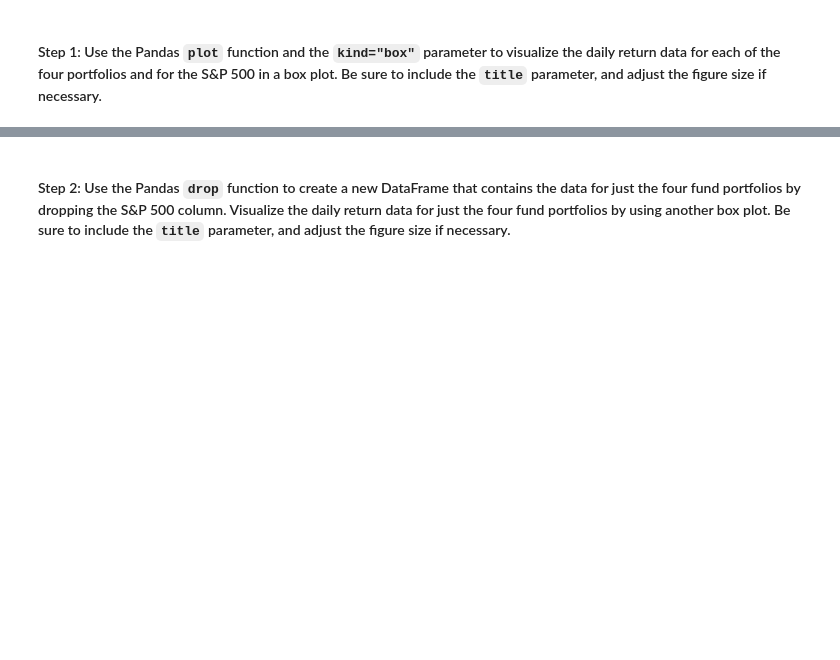
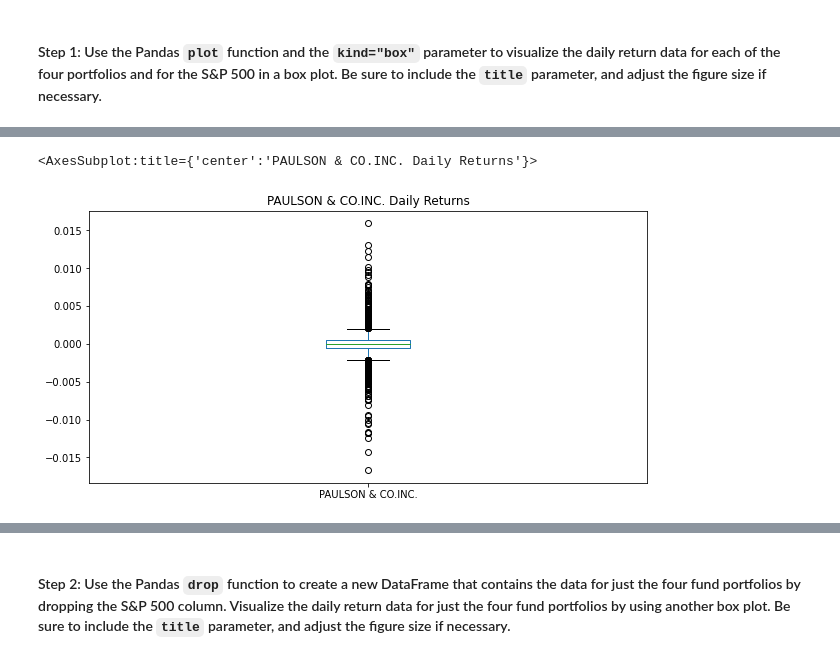
Before and after one commit to n8patterson/portfolio_risk_analysis, a Jupyter notebook: risk_return_analysis.ipynb, the cells around one changed output, grey strips where cells are left out. Saved outputs shown, nothing was run; the diff lists cells and outputs as text; code cells hidden in the pictures; blank space fills up the shorter version.

```diff
--- a/risk_return_analysis.ipynb
+++ b/risk_return_analysis.ipynb
@@ -294,0 +299,6 @@ Analyze the volatility of each of the four fund portfolios and of the S&P 500 In
+# %%
+# PAULSON & CO.INC.Daily Retunrs
+whale_daily_returns['PAULSON & CO.INC.'].plot(kind='box', figsize=(10,5), title='PAULSON & CO.INC. Daily Returns')
+# %% [output]
+<AxesSubplot:title={'center':'PAULSON & CO.INC. Daily Returns'}>
+[figure, added]
```
Also changed, not shown: parts of 6 cells of this notebook.
